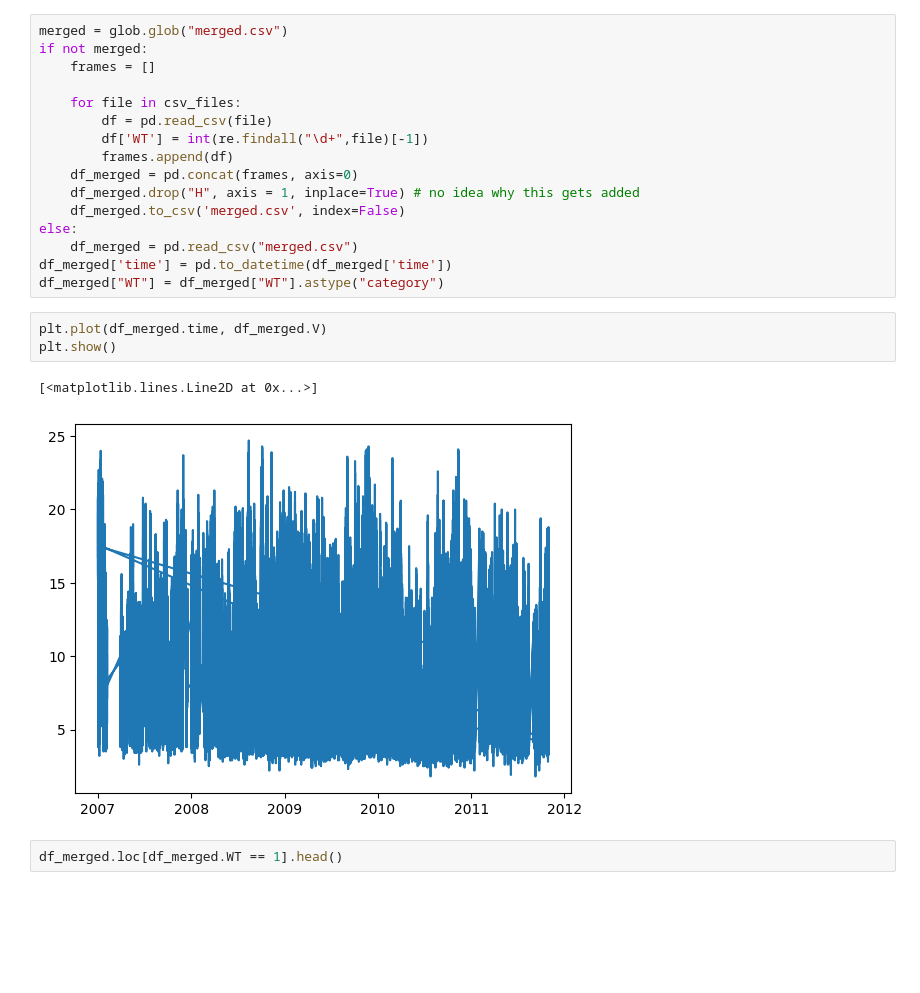
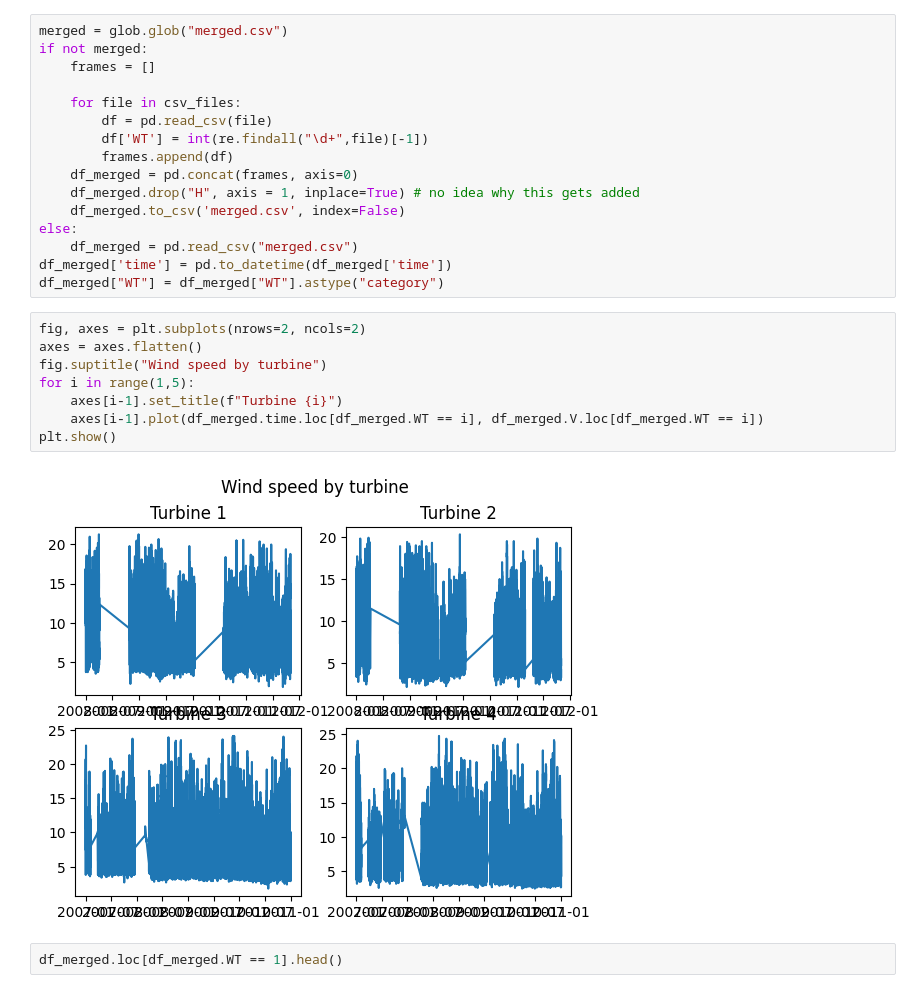
Before and after one commit to kwesen/DV-Project-2, a Jupyter notebook: article_2.ipynb, the cells around one changed output. Drawn from its saved outputs; the diff is of its cells as text; blank space fills up the shorter version.

```diff
--- a/article_2.ipynb
+++ b/article_2.ipynb
@@ -39,12 +39,16 @@ else:
     df_merged = pd.read_csv("merged.csv")
 df_merged['time'] = pd.to_datetime(df_merged['time'])
 df_merged["WT"] = df_merged["WT"].astype("category")
-# %%
-plt.plot(df_merged.time, df_merged.V)
-plt.show()
-# %% [output]
-[<matplotlib.lines.Line2D at 0x...>]
-[figure, removed]
+# %%
+fig, axes = plt.subplots(nrows=2, ncols=2)
+axes = axes.flatten()
+fig.suptitle("Wind speed by turbine")
+for i in range(1,5):
+    axes[i-1].set_title(f"Turbine {i}")
+    axes[i-1].plot(df_merged.time.loc[df_merged.WT == i], df_merged.V.loc[df_merged.WT == i])
+plt.show()
+# %% [output]
+[figure, added]
 # %%
 df_merged.loc[df_merged.WT == 1].head()
 # %% [output]
```
Also changed, not shown: parts of 1 cell of this notebook.
